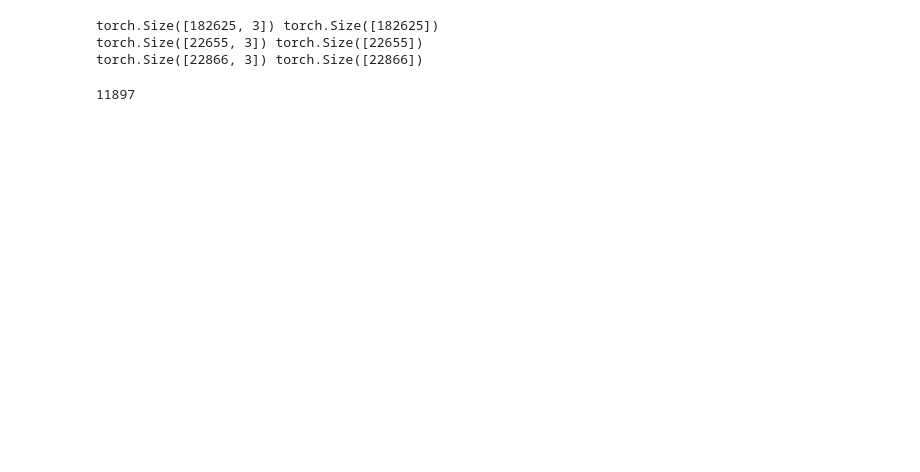
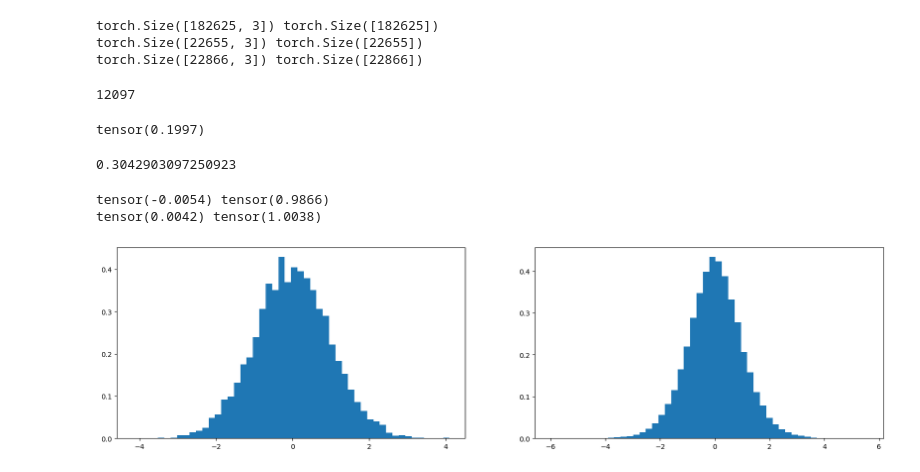
Before and after one commit to gg2001/nn-zero-to-hero, a Jupyter notebook: makemore_mlp2.ipynb, the cells around one changed output. Saved outputs shown, nothing was run; the diff lists cells and outputs as text; code cells hidden in the pictures; blank space fills up the shorter version.

```diff
--- a/makemore_mlp2.ipynb
+++ b/makemore_mlp2.ipynb
@@ -61,17 +61,52 @@ n_hidden = 200  # Neurons in hidden layer
 
 g = torch.Generator().manual_seed(2147483647)
 C = torch.randn((vocab_size, n_embd), generator=g)
-W1 = torch.randn((n_embd * block_size, n_hidden), generator=g)
-b1 = torch.randn((n_hidden), generator=g)
-W2 = torch.randn((n_hidden, vocab_size), generator=g)
-b2 = torch.randn((vocab_size), generator=g)
+W1 = torch.randn((n_embd * block_size, n_hidden), generator=g) * (
+    (5 / 3) / ((n_embd * block_size) ** 0.5)
+)
+# Batch normalization layer has its own bias
+# b1 = torch.randn((n_hidden), generator=g) * 0.01
+W2 = torch.randn((n_hidden, vocab_size), generator=g) * 0.01
+b2 = torch.randn((vocab_size), generator=g) * 0
 
-parameters = [C, W1, b1, W2, b2]
+# Batch normalization
+bngain = torch.ones((1, n_hidden))  # Gamma
+bnbias = torch.zeros((1, n_hidden))  # Beta
+bnmean_running = torch.zeros((1, n_hidden))
+bnstd_running = torch.zeros((1, n_hidden))
+
+parameters = [C, W1, W2, b2, bngain, bnbias]
 print(sum([p.nelement() for p in parameters]))
 for p in parameters:
     p.requires_grad = True
 # %% [output]
-11897
+12097
+# %%
+# Scalar you multiply the Gaussian by becomes its std
+(torch.randn(10000) * 0.2).std()
+# %% [output]
+tensor(0.1997)
+# %%
+# In Kaiming initialization, the gain is sqrt(2) for ReLU and (5/3) for tanh
+# https://pytorch.org/docs/stable/nn.init.html
+(5 / 3) / (30**0.5)
+# %% [output]
+0.3042903097250923
+# %%
+x = torch.randn(1000, 10)
+w = torch.randn(10, 200) / (10**0.5)
+y = x @ w
+print(x.mean(), x.std())
+print(y.mean(), y.std())
+plt.figure(figsize=(20, 5))
+plt.subplot(121)
+plt.hist(x.view(-1).tolist(), 50, density=True)
+plt.subplot(122)
+plt.hist(y.view(-1).tolist(), 50, density=True);
+# %% [output]
+tensor(-0.0054) tensor(0.9866)
+tensor(0.0042) tensor(1.0038)
+[figure, added]
 # %%
 max_steps = 200000
 batch_size = 32
```
Also changed, not shown: parts of 12 cells of this notebook, 1 other file.
